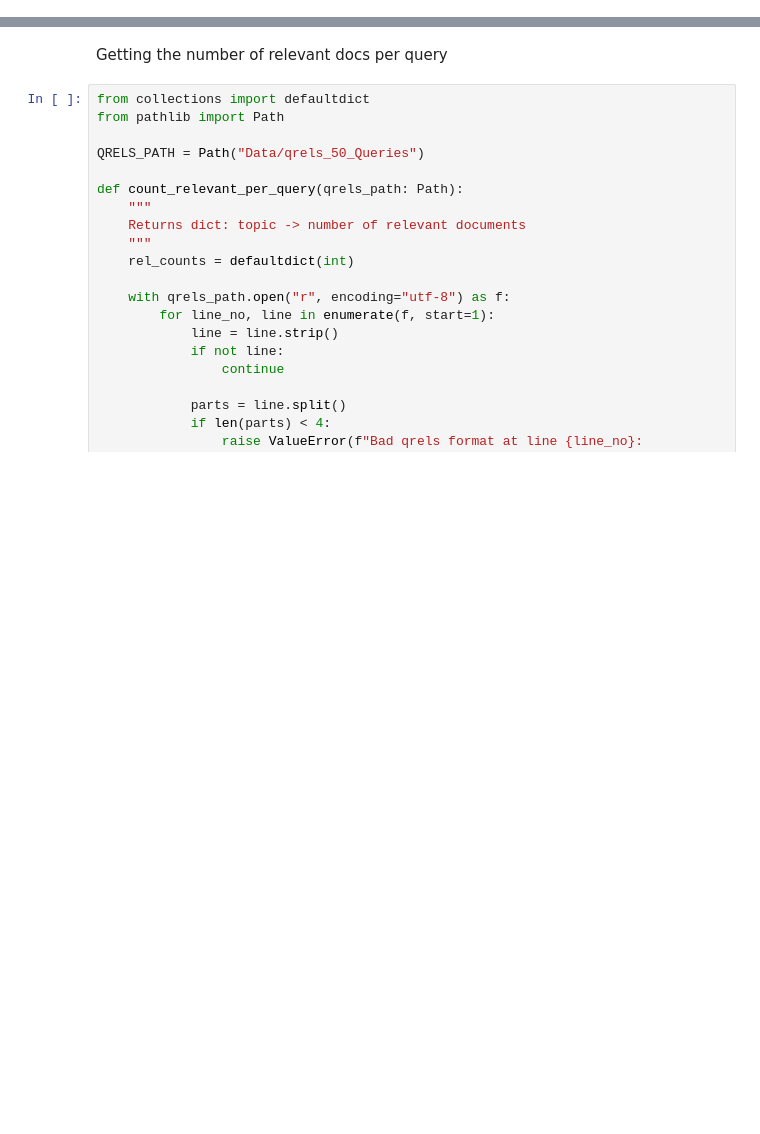
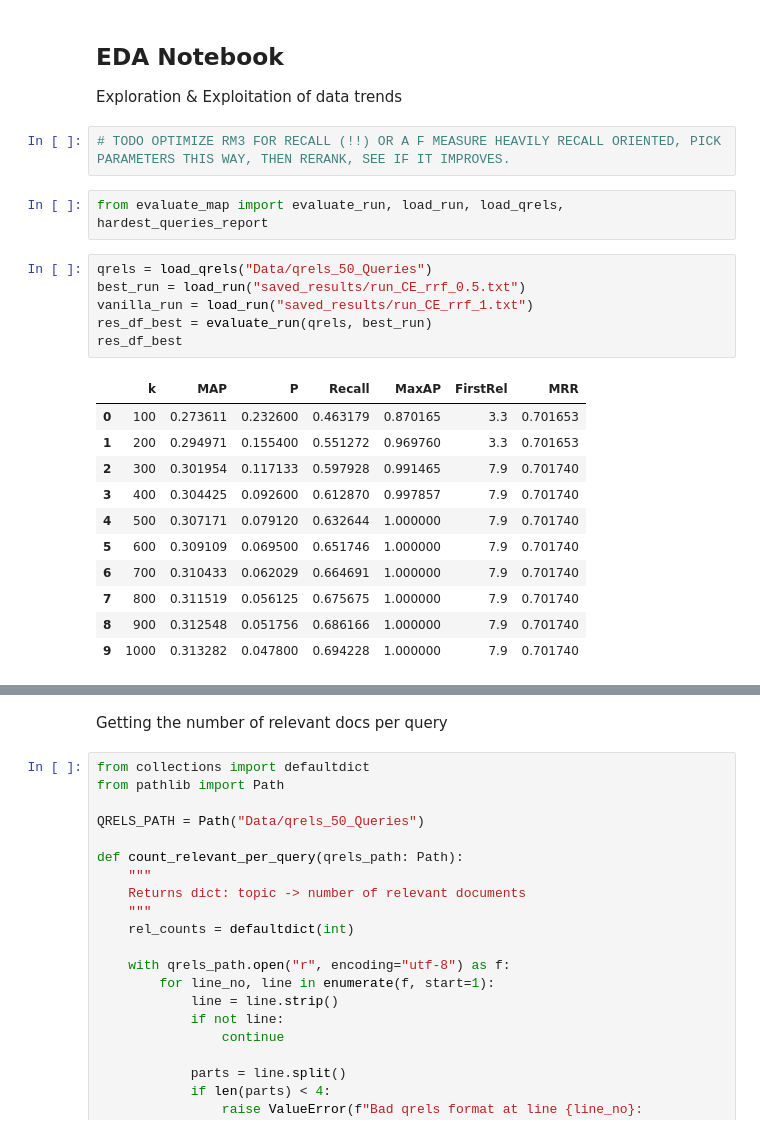
Before and after one commit to arielprosak116/FinalProject, a Jupyter notebook: EDA.ipynb, the cells around one changed output, grey strips where cells are left out. Drawn from its saved outputs; the diff is of its cells as text; blank space fills up the shorter version.

```diff
--- a/EDA.ipynb
+++ b/EDA.ipynb
@@ -0,0 +1,26 @@
+# %% [markdown]
+## EDA Notebook
+
+Exploration & Exploitation of data trends
+# %%
+# TODO OPTIMIZE RM3 FOR RECALL (!!) OR A F MEASURE HEAVILY RECALL ORIENTED, PICK PARAMETERS THIS WAY, THEN RERANK, SEE IF IT IMPROVES.
+# %%
+from evaluate_map import evaluate_run, load_run, load_qrels, hardest_queries_report
+# %%
+qrels = load_qrels("Data/qrels_50_Queries")
+best_run = load_run("saved_results/run_CE_rrf_0.5.txt")
+vanilla_run = load_run("saved_results/run_CE_rrf_1.txt")
+res_df_best = evaluate_run(qrels, best_run)
+res_df_best
+# %% [output]
+|  | k | MAP | P | Recall | MaxAP | FirstRel | MRR |
+| 0 | 100 | 0.273611 | 0.232600 | 0.463179 | 0.870165 | 3.3 | 0.701653 |
+| 1 | 200 | 0.294971 | 0.155400 | 0.551272 | 0.969760 | 3.3 | 0.701653 |
+| 2 | 300 | 0.301954 | 0.117133 | 0.597928 | 0.991465 | 7.9 | 0.701740 |
+| 3 | 400 | 0.304425 | 0.092600 | 0.612870 | 0.997857 | 7.9 | 0.701740 |
+| 4 | 500 | 0.307171 | 0.079120 | 0.632644 | 1.000000 | 7.9 | 0.701740 |
+| 5 | 600 | 0.309109 | 0.069500 | 0.651746 | 1.000000 | 7.9 | 0.701740 |
+| 6 | 700 | 0.310433 | 0.062029 | 0.664691 | 1.000000 | 7.9 | 0.701740 |
+| 7 | 800 | 0.311519 | 0.056125 | 0.675675 | 1.000000 | 7.9 | 0.701740 |
+| 8 | 900 | 0.312548 | 0.051756 | 0.686166 | 1.000000 | 7.9 | 0.701740 |
+| 9 | 1000 | 0.313282 | 0.047800 | 0.694228 | 1.000000 | 7.9 | 0.701740 |
```
Also changed, not shown: parts of 3 cells of this notebook, 16 other files.
